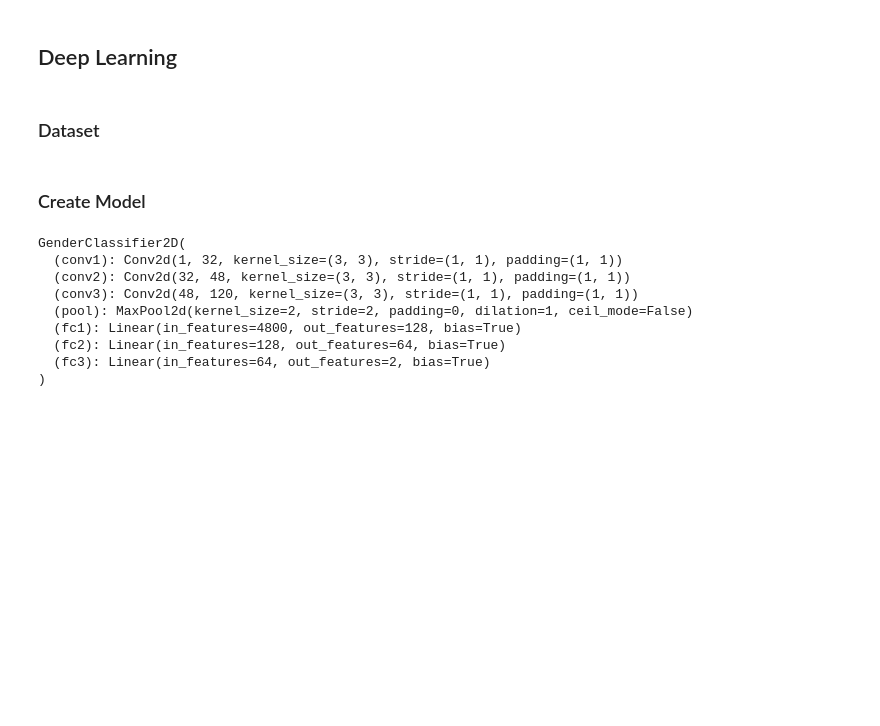
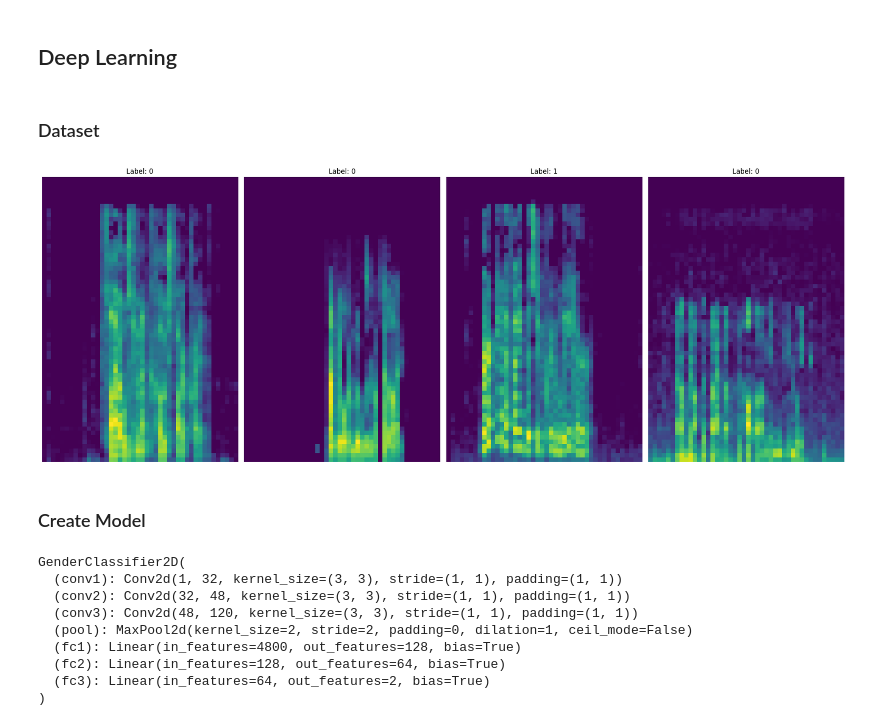
Before and after one commit to Gaitch/voice_mf_classification, a Jupyter notebook: dev/prototype.ipynb, the cells around one changed output. Drawn from its saved outputs; the diff is of its cells as text; code cells hidden in the pictures; blank space fills up the shorter version.

```diff
--- a/dev/prototype.ipynb
+++ b/dev/prototype.ipynb
@@ -280,3 +283,15 @@ class AudioDataset(Dataset):
+# %%
+# plot 4 random samples from the dataset
+fig, axs = plt.subplots(1,4, figsize=(20, 10))
+for i in range(4):
+    spec, label = data[i]
+    ax = axs[i]
+    ax.imshow(spec.squeeze(0).squeeze(0), cmap='viridis', origin='lower')
+    ax.set_title(f'Label: {label}')
+    ax.axis('off')
+plt.tight_layout()
+# %% [output]
+[figure, added]
 # %% [markdown]
 ### Create Model
 # %%
```
Also changed, not shown: parts of 10 cells of this notebook.
